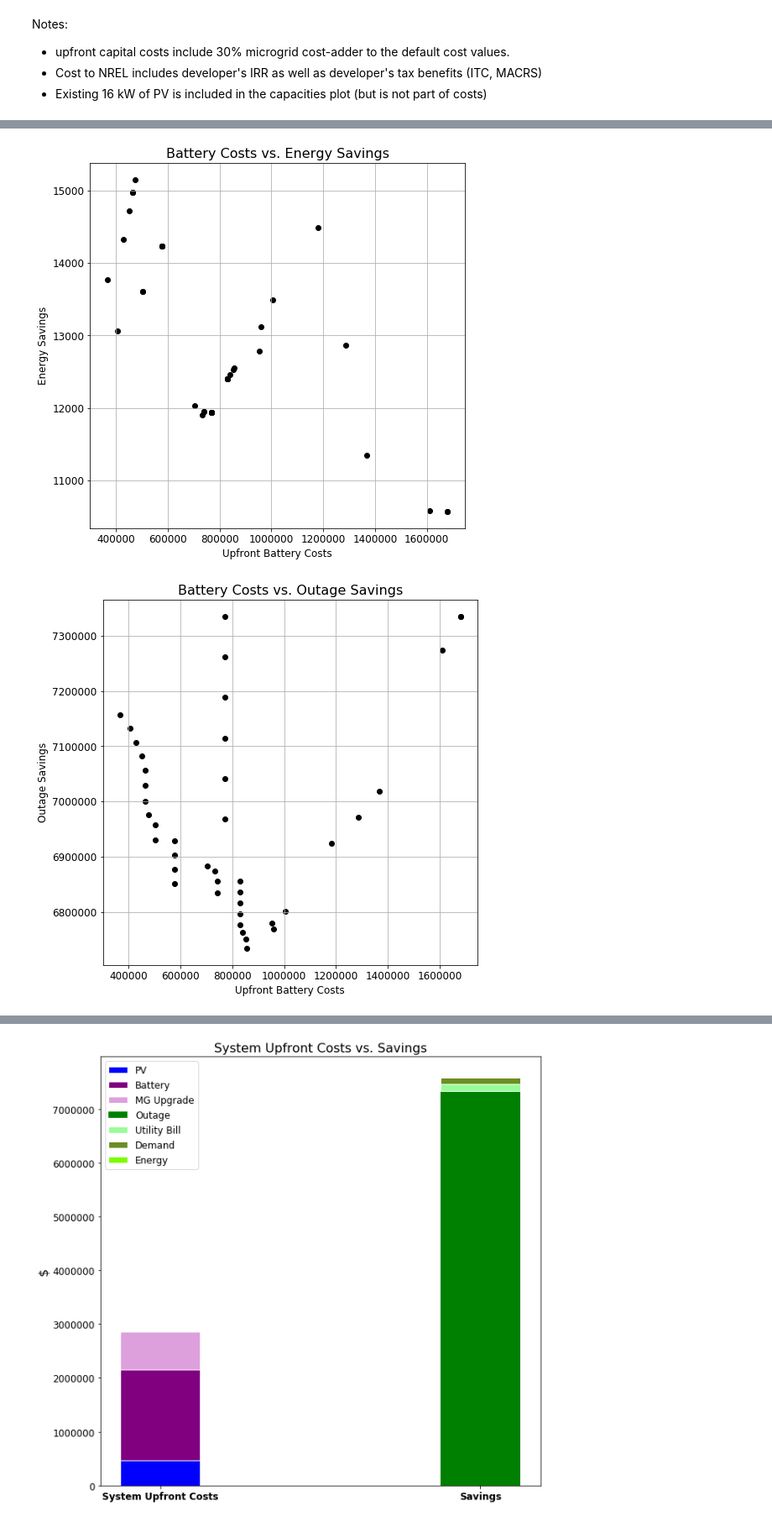
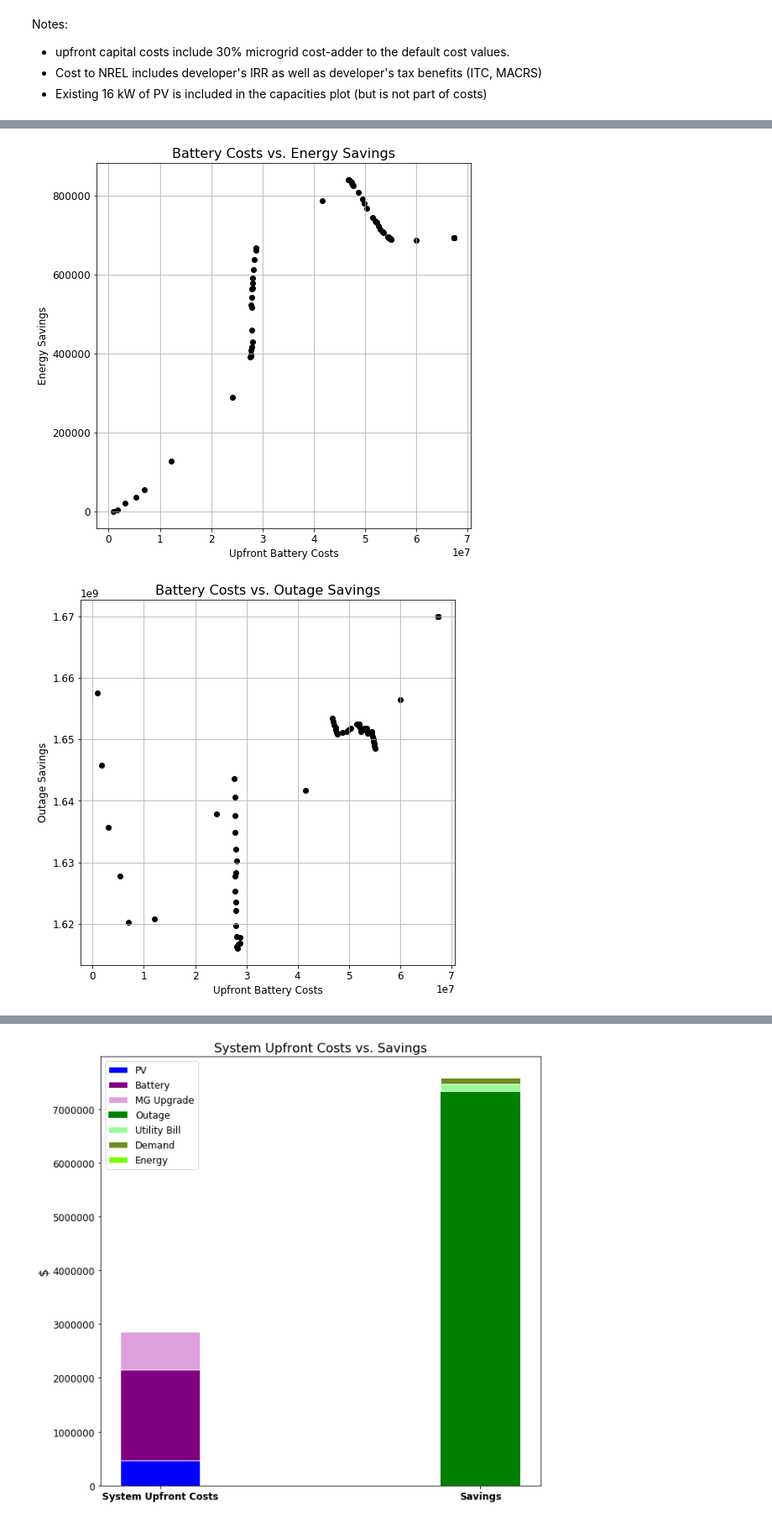
Before and after one commit to jwchang2/REoptLite, a Jupyter notebook: plot_outage_results.ipynb, the cells around one changed output, grey strips where cells are left out. Shown at 84% size. Drawn from its saved outputs; the diff is of its cells as text; code cells hidden in the pictures.

Commit message:
create STM plots
critical load = 50% STM net load

```diff
--- a/plot_outage_results.ipynb
+++ b/plot_outage_results.ipynb
@@ -54,12 +57,12 @@ VoLL = [0,1,2,3,4,5,6,7,8,9,10,11,12,13,14,15,16,17,18,19,20,
   }
 };
 # %%
-results_dir = "sseb_results"
+results_dir = "stm_results"
 bau_results_dir = "bau_results"
-plt_prefix = "sseb"
+plt_prefix = "stm"
 # %%
 results = []
-for j in [f for f in os.listdir(results_dir) if f.startswith("sseb_VoLL")]:
+for j in [f for f in os.listdir(results_dir) if f.startswith("stm_VoLL")]:
     results.append(json.load(open(os.path.join(results_dir, j), 'r')))
 
 pvs_kw = [r["PV_kw"] for r in results]
@@ -91,9 +94,9 @@ for pv,bkw,bkwh in zip(pvs_kw, batt_kws, batt_kwhs):
         (pv*pv_cost_per_kw)
     )
 
-bau_results = []
+bau_sseb_results = []
 for k in [g for g in os.listdir(bau_results_dir) if g.startswith("sseb_BAU")]:
-    bau_results.append(json.load(open(os.path.join(bau_results_dir, k), 'r')))
+    bau_sseb_results.append(json.load(open(os.path.join(bau_results_dir, k), 'r')))
 
 utility_bill_savings = [2396600 - r["year_one_bill"] for r in results]
 # replaced bau year_one_bill manually with 2.3966e6
@@ -109,6 +112,25 @@ outage_savings = [7335000 - max(r["max_outage_cost"]) for r in results]
 
 npv = [63478000 - r["lcc"] for r in results]
 # replaced bau lcc manually with 6.3478e7
+# %%
+bau_stm_results = []
+for l in [h for h in os.listdir(bau_results_dir) if h.startswith("stm_BAU")]:
+    bau_stm_results.append(json.load(open(os.path.join(bau_results_dir, l), 'r')))
+
+utility_bill_savings_stm = [2396600 - r["year_one_bill"] for r in results]
+# replaced bau year_one_bill manually with 2.3966e6
+
+demand_savings_stm = [1217000 - r["year_one_demand_cost"] for r in results]
+# replaced bau year_one_demand_cost manually with 1.217e6
+
+energy_savings_stm = [1179600 - r["year_one_energy_cost"] for r in results]
+# replaced bau year_one_energy_cost manually with 1.1796e6
+
+outage_savings_stm = [1670000000 - max(r["max_outage_cost"]) for r in results]
+# replaced bau max_outage_cost manually with 1.67e9
+
+npv_stm = [1726400000 - r["lcc"] for r in results]
+# replaced bau lcc manually with 1.7264e9
 # %%
 fig, axes = plt.subplots(1,2, figsize=(15, 8))
 miny = 0
@@ -208,22 +230,22 @@ plt.savefig(plt_prefix+"_battery_costs_vs_demand_savings.pdf", bbox_inches="tigh
 # %%
 plt.figure(figsize=(8,8))
-plt.scatter(batt_upfront_costs, energy_savings, color="black", marker ='o')
+plt.scatter(batt_upfront_costs, energy_savings_stm, color="black", marker ='o')
 plt.xlabel("Upfront Battery Costs", fontsize=12)
 plt.ylabel("Energy Savings", fontsize=12)
 plt.title("Battery Costs vs. Energy Savings", fontsize=16)
 plt.grid()
 plt.savefig(plt_prefix+"_battery_costs_vs_energy_savings.pdf", bbox_inches="tight")
 # %% [output]
-[figure, old version]
+[figure, new version]
 # %%
 plt.figure(figsize=(8,8))
-plt.scatter(batt_upfront_costs, outage_savings, color="black", marker ='o')
+plt.scatter(batt_upfront_costs, outage_savings_stm, color="black", marker ='o')
 plt.xlabel("Upfront Battery Costs", fontsize=12)
 plt.ylabel("Outage Savings", fontsize=12)
 plt.title("Battery Costs vs. Outage Savings", fontsize=16)
 plt.grid()
 plt.savefig(plt_prefix+"_battery_costs_vs_outage_savings.pdf", bbox_inches="tight")
 # %% [output]
-[figure, old version]
+[figure, new version]
 # %%
 plt.figure(figsize=(8,8))
```
Also changed, not shown: parts of 9 cells of this notebook, 11 other files.
